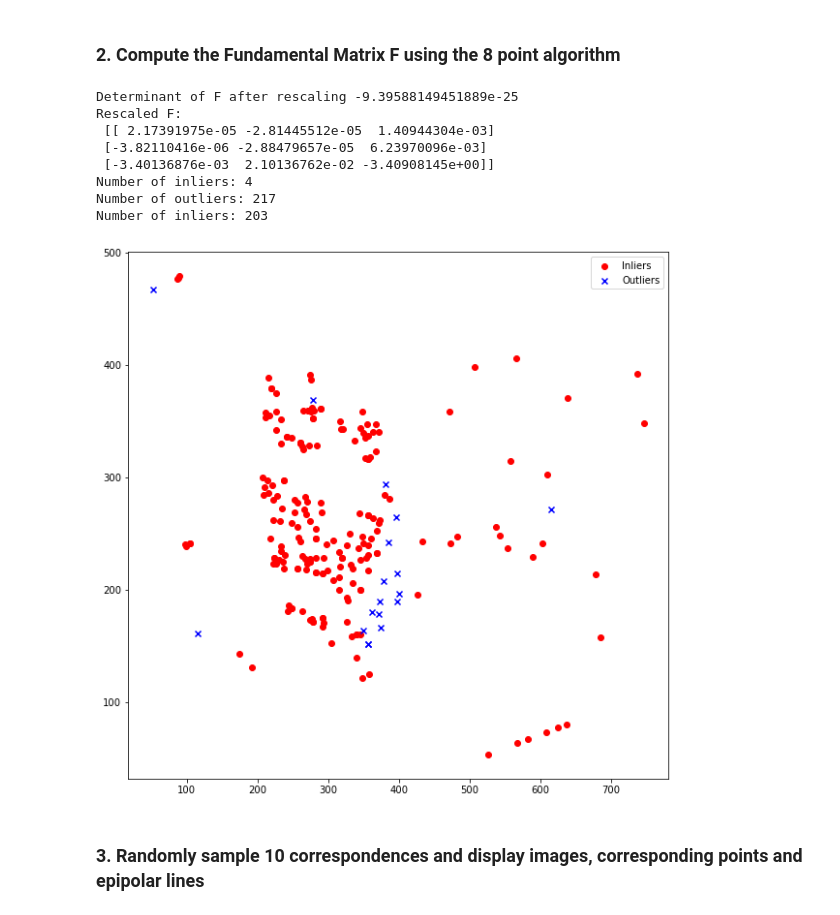
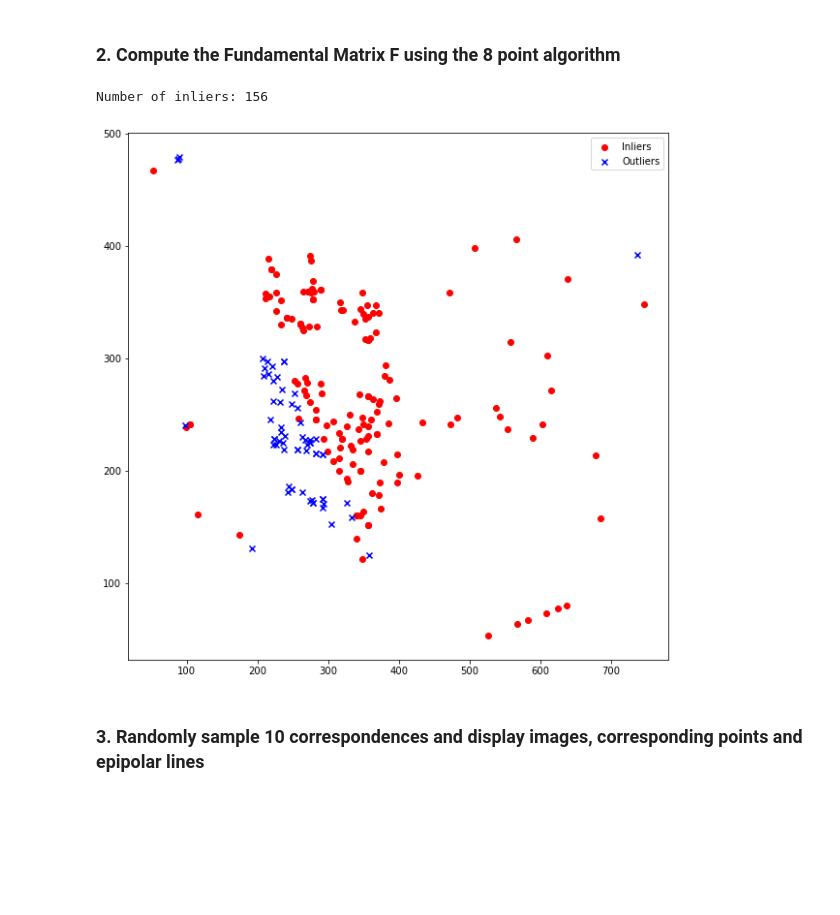
Before and after one commit to adesu7/8-point-Algorithm-Fundamental-Matrix, a Jupyter notebook: COMP90086_asst3_2022.ipynb, the cells around one changed output. Drawn from its saved outputs; the diff is of its cells as text; code cells hidden in the pictures; blank space fills up the shorter version.

```diff
--- a/COMP90086_asst3_2022.ipynb
+++ b/COMP90086_asst3_2022.ipynb
@@ -198,20 +198,20 @@ def get_inliers_outliers(ptsL, ptsR, F, threshold):
 
     return inliers, outliers
 
-A = get_design_matrix(ptsL_normalised, ptsR_normalised, [0,1,2,3,4,5,6,7])
+# A = get_design_matrix(ptsL_normalised, ptsR_normalised, [0,1,2,3,4,5,6,7])
 
-draft_F = get_fundamental_matrix(A, ptsL_normalised, ptsR_normalised)
+# draft_F = get_fundamental_matrix(A, ptsL_normalised, ptsR_normalised)
 
 
-# Rescale the fundamental matrix
-F = T2.T @ draft_F @ T1
-print("Determinant of F after rescaling", np.linalg.det(F))
-print("Rescaled F:\n", F)
+# # Rescale the fundamental matrix
+# F = T2.T @ draft_F @ T1
+# print("Determinant of F after rescaling", np.linalg.det(F))
+# print("Rescaled F:\n", F)
 
-# Compute inliers and outliers
-inliers, outliers = get_inliers_outliers(ptsL, ptsR, F, 2)
-print("Number of inliers:", len(inliers))
-print("Number of outliers:", len(outliers))
+# # Compute inliers and outliers
+# inliers, outliers = get_inliers_outliers(ptsL, ptsR, F, 2)
+# print("Number of inliers:", len(inliers))
+# print("Number of outliers:", len(outliers))
 
 # Combine above functions within a RANSAC loop
 def ransac(ptsL, ptsR, threshold, n_iterations):
@@ -223,43 +223,40 @@ def ransac(ptsL, ptsR, threshold, n_iterations):
     n = len(ptsL)
 
     for i in range(n_iterations):
         # Randomly sample 8 points
         idx = np.random.choice(n, 8, replace=False)
         # Compute the fundamental matrix
         A = get_design_matrix(ptsL, ptsR, idx)
         draft_F = get_fundamental_matrix(A, ptsL, ptsR)
         # Rescale the fundamental matrix
         F = T2.T @ draft_F @ T1
+
         # Compute inliers and outliers
         inliers, outliers = get_inliers_outliers(ptsL, ptsR, F, threshold)
         # Update best F and inliers
         if len(inliers) > best_inliers_count:
             best_F = F
             best_inliers = inliers
             best_outliers = outliers
             best_inliers_count = len(inliers)
+
+
+
     return best_F, best_inliers, best_outliers
 
 # Run RANSAC
-best_F, best_inliers, best_outliers = ransac(ptsL_normalised, ptsR_normalised, 2, 1000)
+best_F, best_inliers, best_outliers = ransac(ptsL_normalised, ptsR_normalised, 2, 20)
 print("Number of inliers:", len(best_inliers))
 
 # Plot inliers and outliers
 plt.figure(figsize=(10, 10))
 plt.scatter(ptsL[best_inliers, 0], ptsL[best_inliers, 1], c='r', marker='o', label='Inliers')
 plt.scatter(ptsL[best_outliers, 0], ptsL[best_outliers, 1], c='b', marker='x', label='Outliers')
 plt.legend()
 plt.show()
 # %% [output]
-Determinant of F after rescaling -9.39588149451889e-25
-Rescaled F:
- [[ 2.17391975e-05 -2.81445512e-05  1.40944304e-03]
- [-3.82110416e-06 -2.88479657e-05  6.23970096e-03]
- [-3.40136876e-03  2.10136762e-02 -3.40908145e+00]]
-Number of inliers: 4
-Number of outliers: 217
-Number of inliers: 203
+Number of inliers: 156
-[figure, old version]
+[figure, new version]
 # %% [markdown]
 ### 3. Randomly sample 10 correspondences and display images, corresponding points and epipolar lines
 # %%
```
Also changed, not shown: parts of 1 cell of this notebook.
